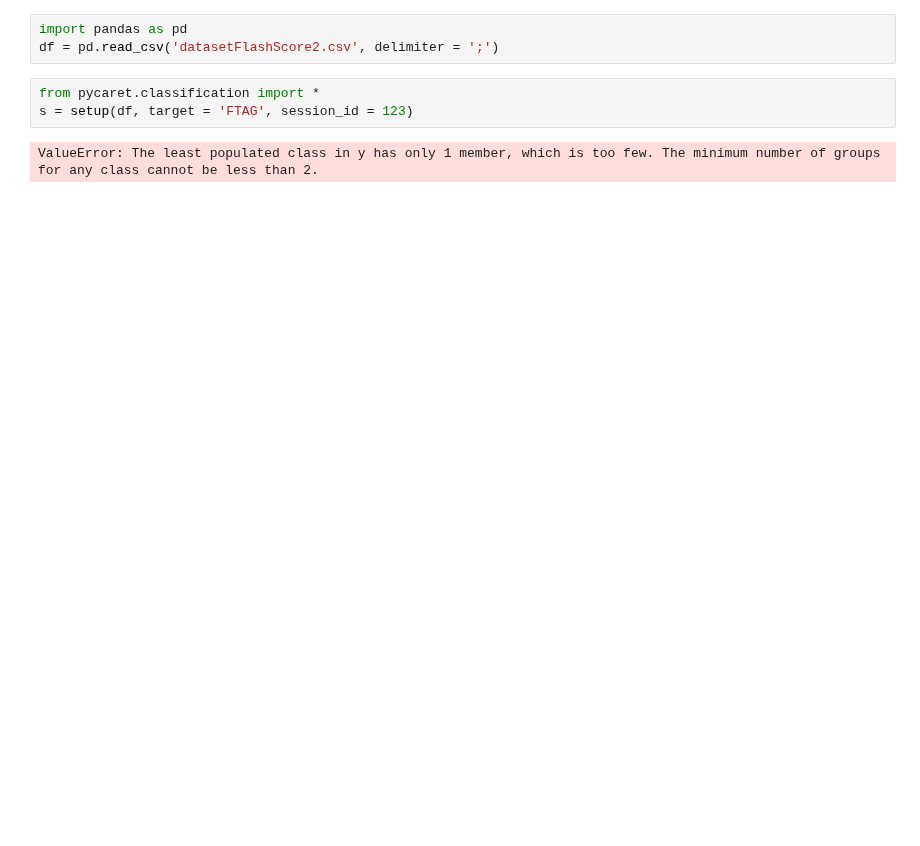
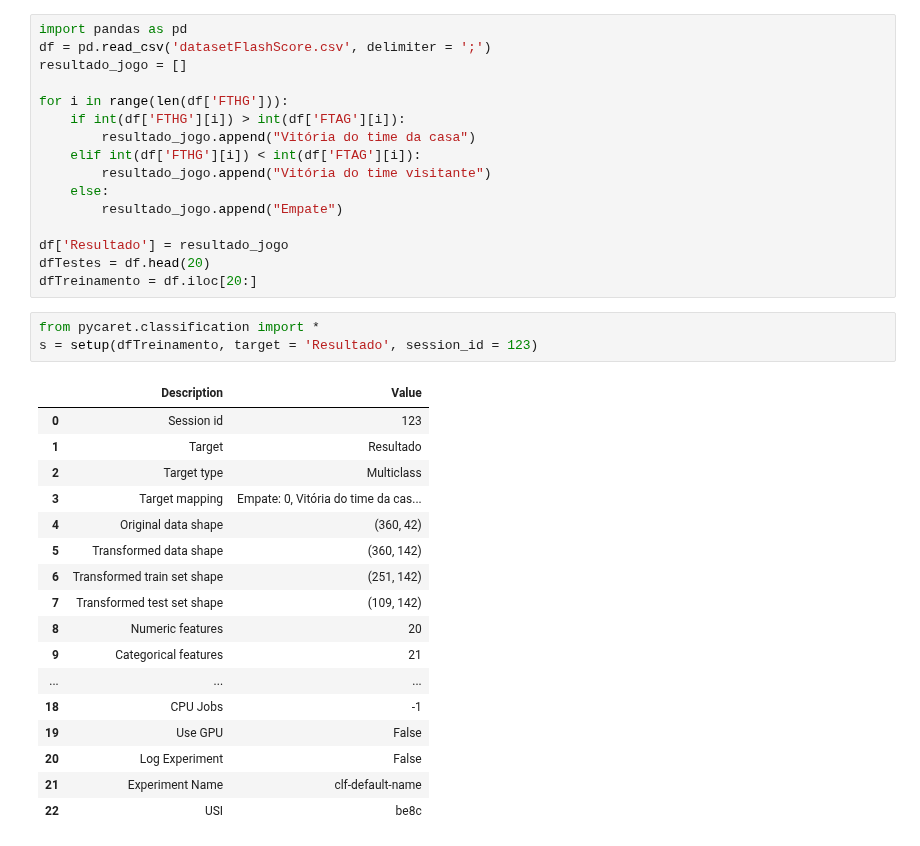
Before and after one commit to KyKirma/ScoutCoach, a Jupyter notebook: IA.ipynb, the cells around one changed output. Saved outputs shown, nothing was run; the diff lists cells and outputs as text; blank space fills up the shorter version.

```diff
--- a/IA.ipynb
+++ b/IA.ipynb
@@ -1,8 +1,37 @@
-# %%
-import pandas as pd
-df = pd.read_csv('datasetFlashScore2.csv', delimiter = ';')
+# %%
+import pandas as pd
+df = pd.read_csv('datasetFlashScore.csv', delimiter = ';')
+resultado_jogo = []
+
+for i in range(len(df['FTHG'])):
+    if int(df['FTHG'][i]) > int(df['FTAG'][i]):
+        resultado_jogo.append("Vitória do time da casa")
+    elif int(df['FTHG'][i]) < int(df['FTAG'][i]):
+        resultado_jogo.append("Vitória do time visitante")
+    else:
+        resultado_jogo.append("Empate")
+
+df['Resultado'] = resultado_jogo
+dfTestes = df.head(20)
+dfTreinamento = df.iloc[20:]
 # %%
 from pycaret.classification import *
-s = setup(df, target = 'FTAG', session_id = 123)
+s = setup(dfTreinamento, target = 'Resultado', session_id = 123)
 # %% [output]
-ValueError: The least populated class in y has only 1 member, which is too few. The minimum number of groups for any class cannot be less than 2.
+|  | Description | Value |
+| 0 | Session id | 123 |
+| 1 | Target | Resultado |
+| 2 | Target type | Multiclass |
+| 3 | Target mapping | Empate: 0, Vitória do time da cas... |
+| 4 | Original data shape | (360, 42) |
+| 5 | Transformed data shape | (360, 142) |
+| 6 | Transformed train set shape | (251, 142) |
+| 7 | Transformed test set shape | (109, 142) |
+| 8 | Numeric features | 20 |
+| 9 | Categorical features | 21 |
+| ... | ... | ... |
+| 18 | CPU Jobs | -1 |
+| 19 | Use GPU | False |
+| 20 | Log Experiment | False |
+| 21 | Experiment Name | clf-default-name |
+| 22 | USI | be8c |
```
Also changed, not shown: parts of 5 cells of this notebook, 6 other files.
